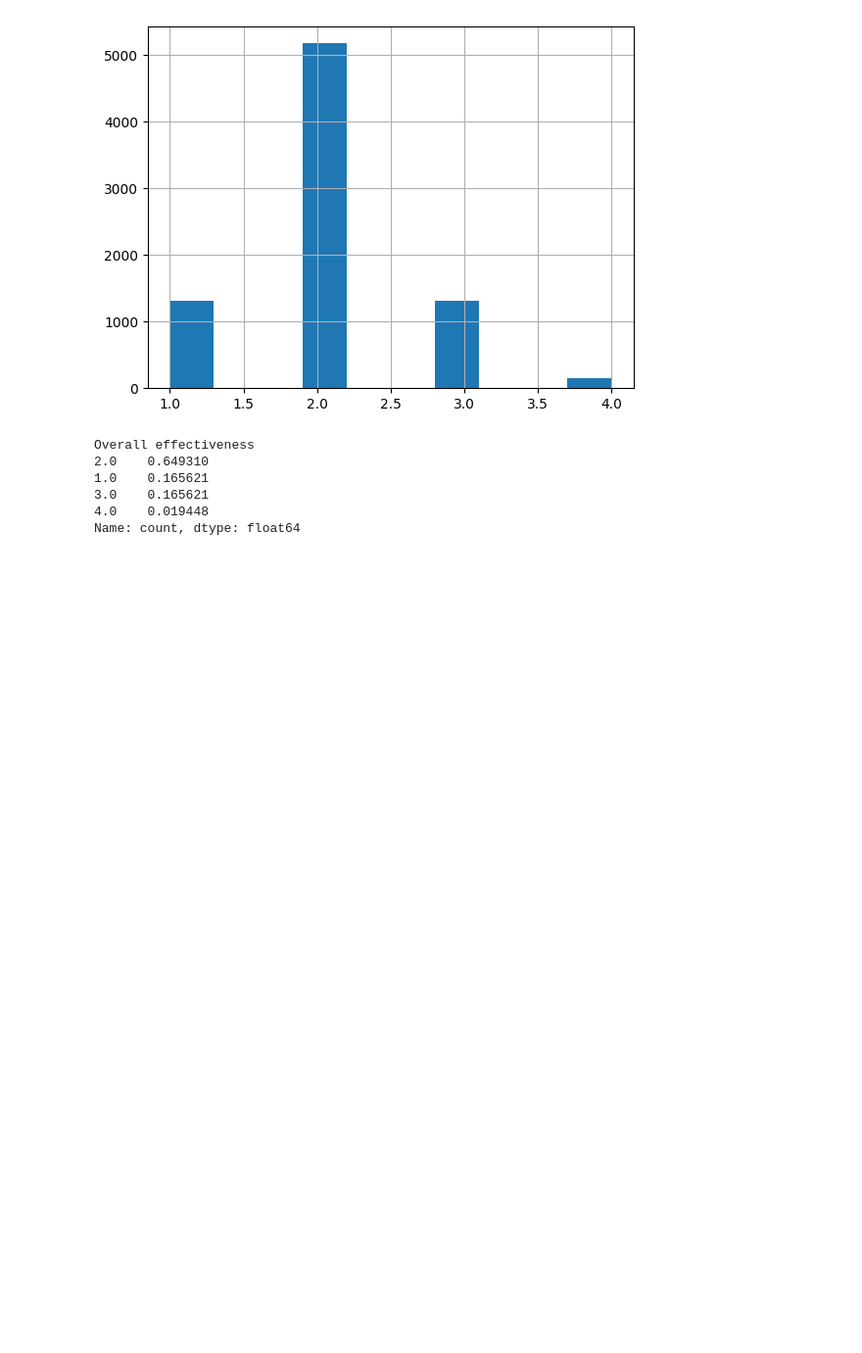
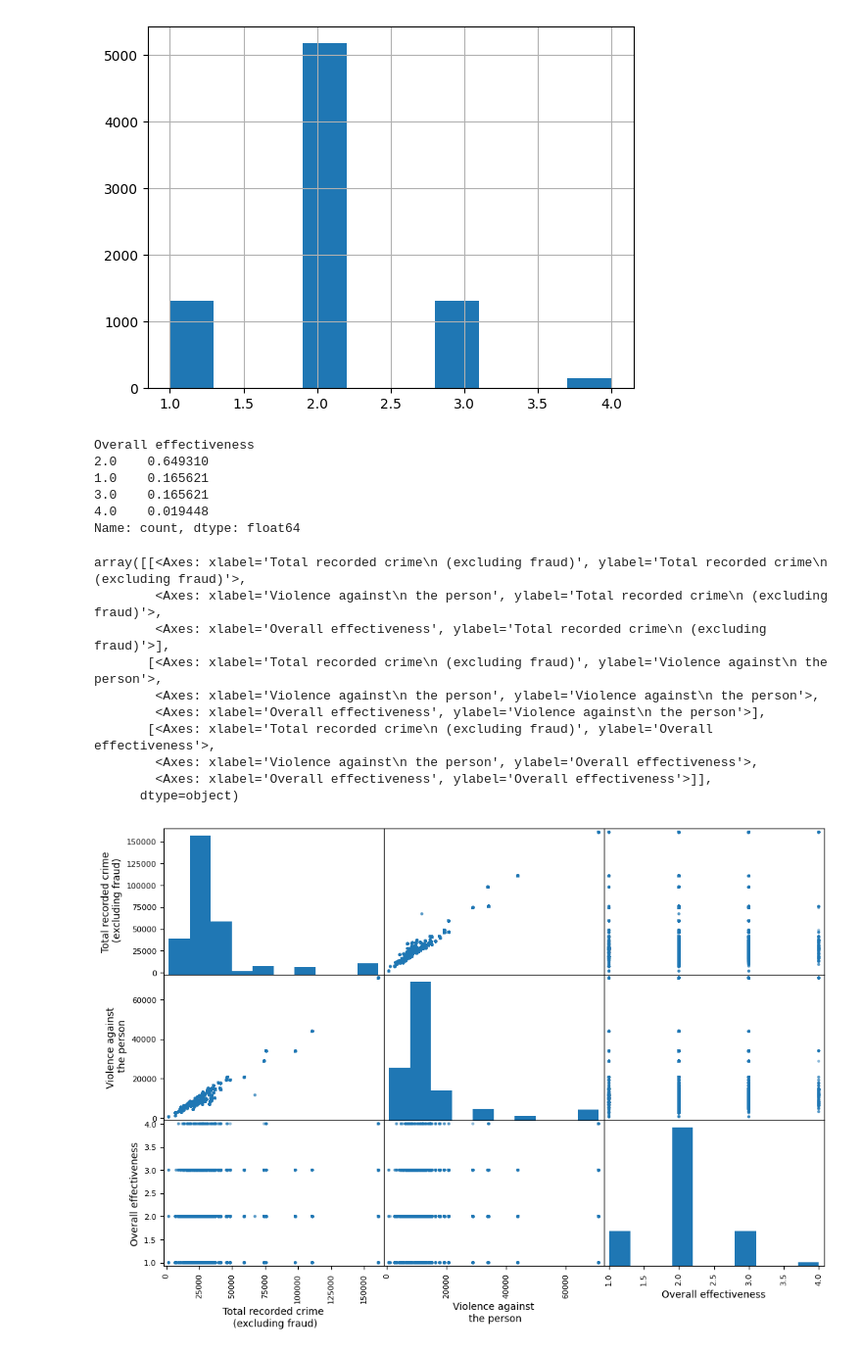
Before and after one commit to TheElcurtiso/machineLearningProject, a Jupyter notebook: CrimeAndEducationMachineLearning.ipynb, the cells around one changed output. Shown at 98% size. Cells and saved outputs as stored; diff of their text form; code cells hidden in the pictures; blank space fills up the shorter version.

Commit message:
For some reason the scatter matrix plotter works correctly now

```diff
--- a/CrimeAndEducationMachineLearning.ipynb
+++ b/CrimeAndEducationMachineLearning.ipynb
@@ -129,3 +129,20 @@ Overall effectiveness
 3.0    0.165621
 4.0    0.019448
 Name: count, dtype: float64
+# %%
+from pandas.plotting import scatter_matrix
+# a scatter matrix can also be used to find correlation. Below are some graphs that show the median_house_value and median_income have a positive correlation (same as above)
+attributes = ["Total recorded crime\n (excluding fraud)", "Violence against\n the person", "Overall effectiveness"]
+scatter_matrix(education_and_crime_statistics[attributes], figsize=(12, 8))
+# %% [output]
+array([[<Axes: xlabel='Total recorded crime\n (excluding fraud)', ylabel='Total recorded crime\n (excluding fraud)'>,
+        <Axes: xlabel='Violence against\n the person', ylabel='Total recorded crime\n (excluding fraud)'>,
+        <Axes: xlabel='Overall effectiveness', ylabel='Total recorded crime\n (excluding fraud)'>],
+       [<Axes: xlabel='Total recorded crime\n (excluding fraud)', ylabel='Violence against\n the person'>,
+        <Axes: xlabel='Violence against\n the person', ylabel='Violence against\n the person'>,
+        <Axes: xlabel='Overall effectiveness', ylabel='Violence against\n the person'>],
+       [<Axes: xlabel='Total recorded crime\n (excluding fraud)', ylabel='Overall effectiveness'>,
+        <Axes: xlabel='Violence against\n the person', ylabel='Overall effectiveness'>,
+        <Axes: xlabel='Overall effectiveness', ylabel='Overall effectiveness'>]],
+      dtype=object)
+[figure, added]
```
